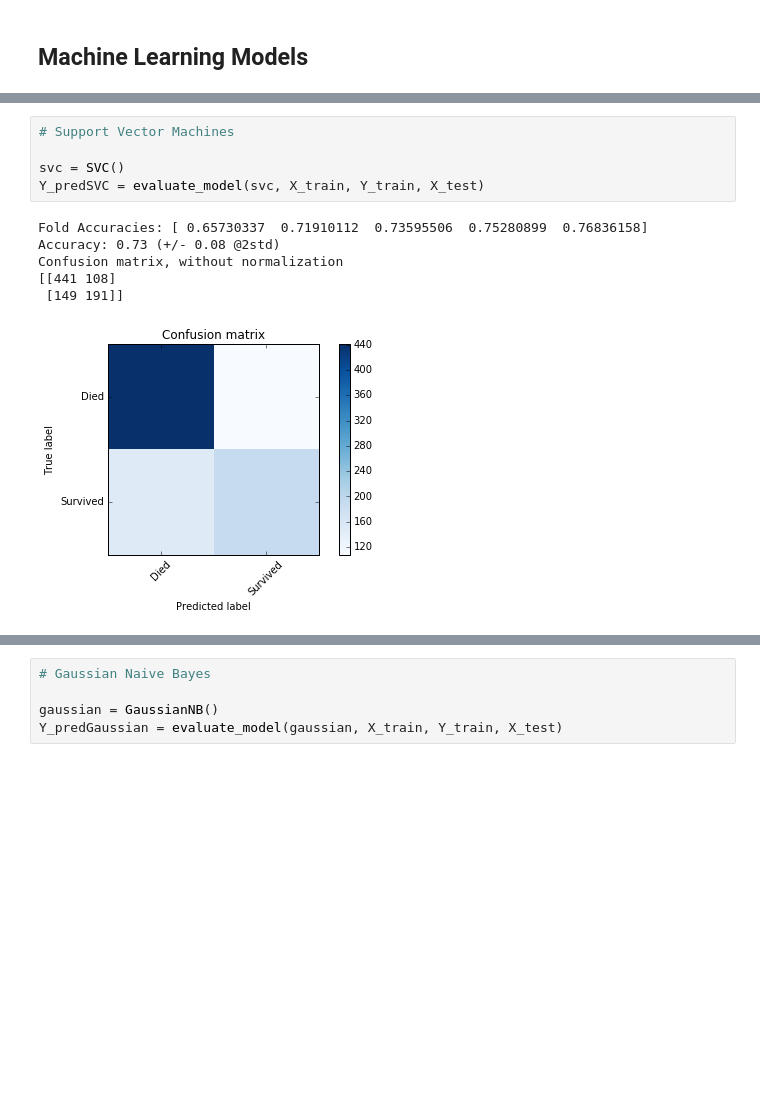
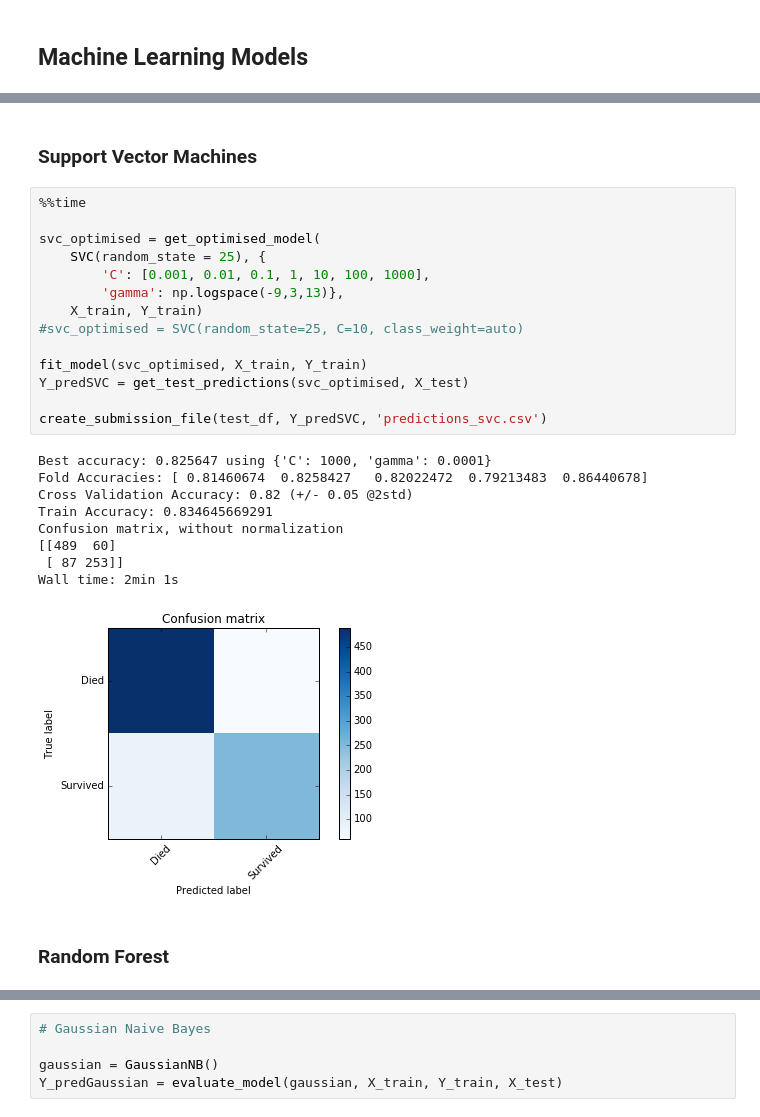
Before and after one commit to Statoil/KagglePlayground, a Jupyter notebook: Titanic/Python/Predict.ipynb, the cells around one changed output, grey strips where cells are left out. Saved outputs shown, nothing was run; the diff lists cells and outputs as text; blank space fills up the shorter version.

```diff
--- a/Titanic/Python/Predict.ipynb
+++ b/Titanic/Python/Predict.ipynb
@@ -254,13 +375,29 @@ Confusion matrix, without normalization
-# %%
-# Support Vector Machines
-
-svc = SVC()
-Y_predSVC = evaluate_model(svc, X_train, Y_train, X_test)
-# %% [output]
-Fold Accuracies: [ 0.65730337  0.71910112  0.73595506  0.75280899  0.76836158]
-Accuracy: 0.73 (+/- 0.08 @2std)
-Confusion matrix, without normalization
-[[441 108]
- [149 191]]
-[figure, removed]
+# %% [markdown]
+### Support Vector Machines ###
+# %%
+%%time
+
+svc_optimised = get_optimised_model(
+    SVC(random_state = 25), {
+        'C': [0.001, 0.01, 0.1, 1, 10, 100, 1000],
+        'gamma': np.logspace(-9,3,13)},
+    X_train, Y_train)
+#svc_optimised = SVC(random_state=25, C=10, class_weight=auto)
+
+fit_model(svc_optimised, X_train, Y_train)
+Y_predSVC = get_test_predictions(svc_optimised, X_test)
+
+create_submission_file(test_df, Y_predSVC, 'predictions_svc.csv')
+# %% [output]
+Best accuracy: 0.825647 using {'C': 1000, 'gamma': 0.0001}
+Fold Accuracies: [ 0.81460674  0.8258427   0.82022472  0.79213483  0.86440678]
+Cross Validation Accuracy: 0.82 (+/- 0.05 @2std)
+Train Accuracy: 0.834645669291
+Confusion matrix, without normalization
+[[489  60]
+ [ 87 253]]
+Wall time: 2min 1s
+[figure, added]
+# %% [markdown]
+### Random Forest ###
 # %%
```
Also changed, not shown: parts of 38 cells of this notebook, 7 other files.
